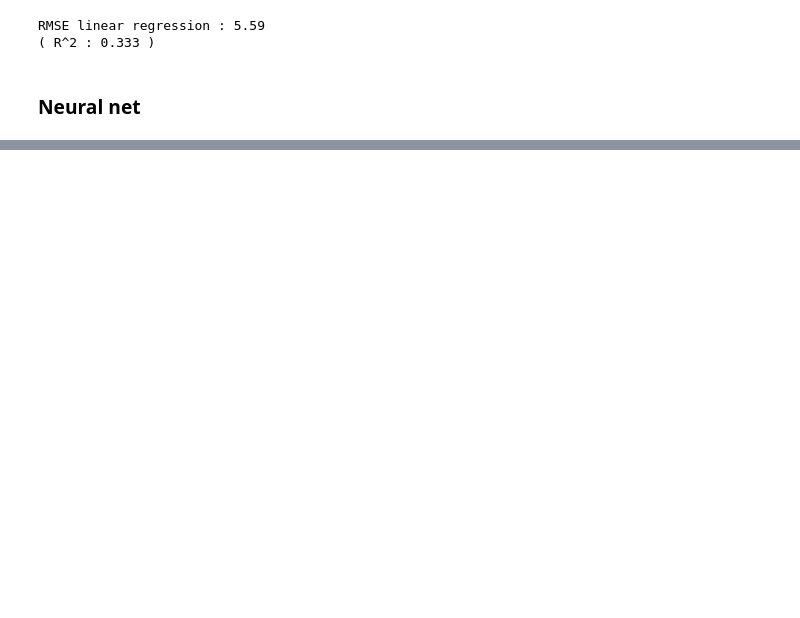
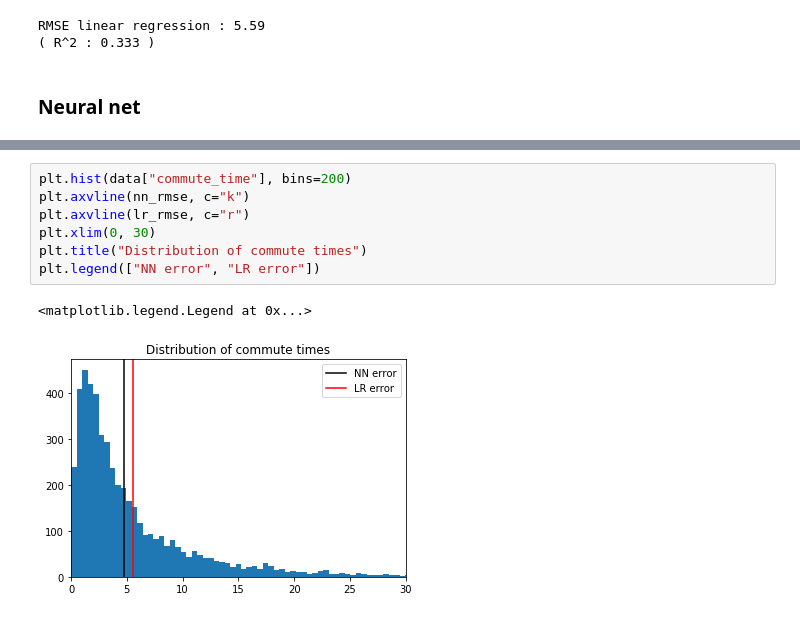
Before and after one commit to QCaudron/ml_101, a Jupyter notebook: 3_Neural_networks/ml_101_nn.ipynb, the cells around one changed output, grey strips where cells are left out. Cells and saved outputs as stored; diff of their text form; blank space fills up the shorter version.

```diff
--- a/3_Neural_networks/ml_101_nn.ipynb
+++ b/3_Neural_networks/ml_101_nn.ipynb
@@ -128,0 +119,10 @@ RMSE neural network : 5.04
+# %%
+plt.hist(data["commute_time"], bins=200)
+plt.axvline(nn_rmse, c="k")
+plt.axvline(lr_rmse, c="r")
+plt.xlim(0, 30)
+plt.title("Distribution of commute times")
+plt.legend(["NN error", "LR error"])
+# %% [output]
+<matplotlib.legend.Legend at 0x...>
+[figure, added]
```
Also changed, not shown: parts of 14 cells of this notebook, 4 other files.
